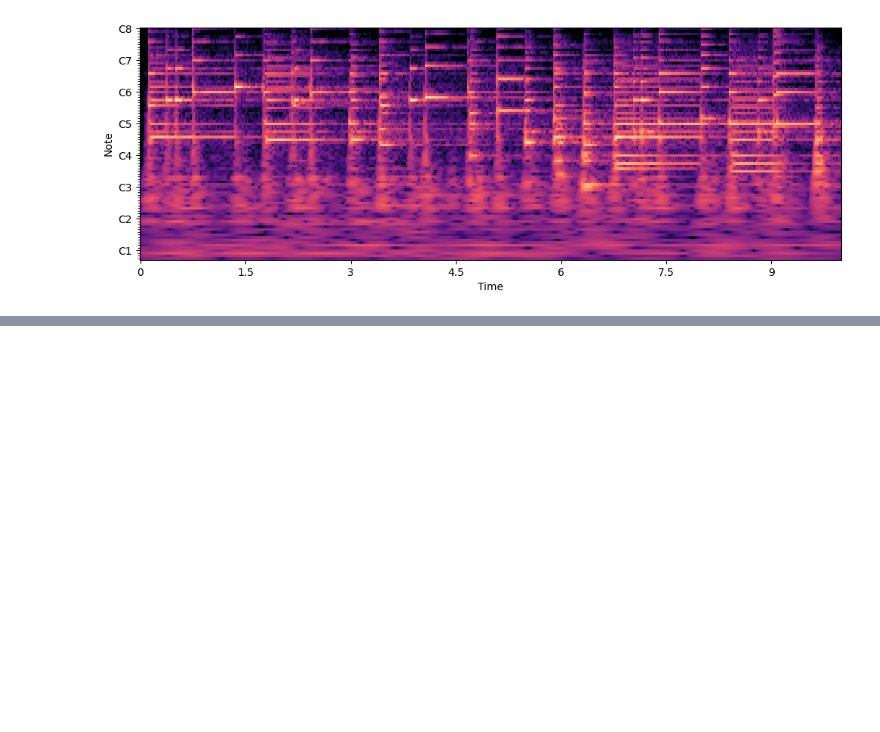
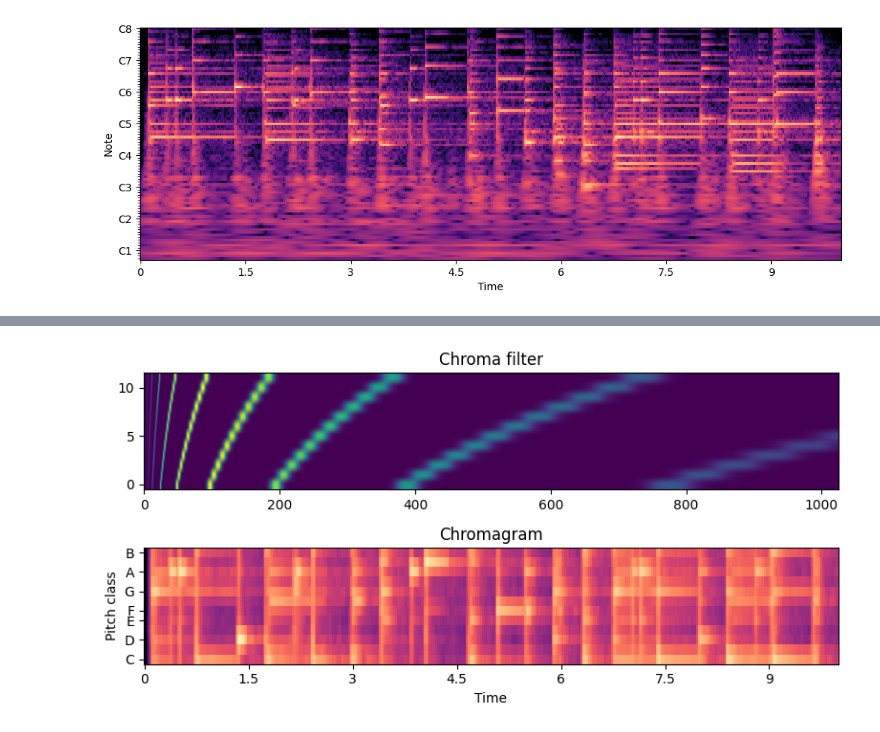
Before and after one commit to ja-MIC/Japanese-MIR-Book, a Jupyter notebook: book/signal_processing/xxgrams.ipynb, the cells around one changed output, grey strips where cells are left out. Saved outputs shown, nothing was run; the diff lists cells and outputs as text; code cells hidden in the pictures; blank space fills up the shorter version.

```diff
--- a/book/signal_processing/xxgrams.ipynb
+++ b/book/signal_processing/xxgrams.ipynb
@@ -148,0 +157,14 @@ librosa.display.specshow(librosa.amplitude_to_db(np.abs(cqt_spectrogram), ref=np
+# %%
+chroma_filter = librosa.filters.chroma(sr=sample_rate, n_fft=2048)  # フィルタバンク
+chromagram = chroma_filter @ np.abs(stft_spectrogram)               # クロマグラム＝クロマフィルタバンクとSTFTスペクトログラムの積
+
+plt.figure(figsize=(8, 4))
+plt.subplot(2, 1, 1)
+plt.imshow(chroma_filter, aspect='auto', origin='lower', cmap='viridis')
+plt.title('Chroma filter')
+plt.subplot(2, 1, 2)
+librosa.display.specshow(librosa.amplitude_to_db(chromagram), sr=sample_rate, x_axis='time', y_axis='chroma')
+plt.title('Chromagram')
+plt.tight_layout()
+# %% [output]
+[figure, added]
```
Also changed, not shown: parts of 18 cells of this notebook, 10 other files.
